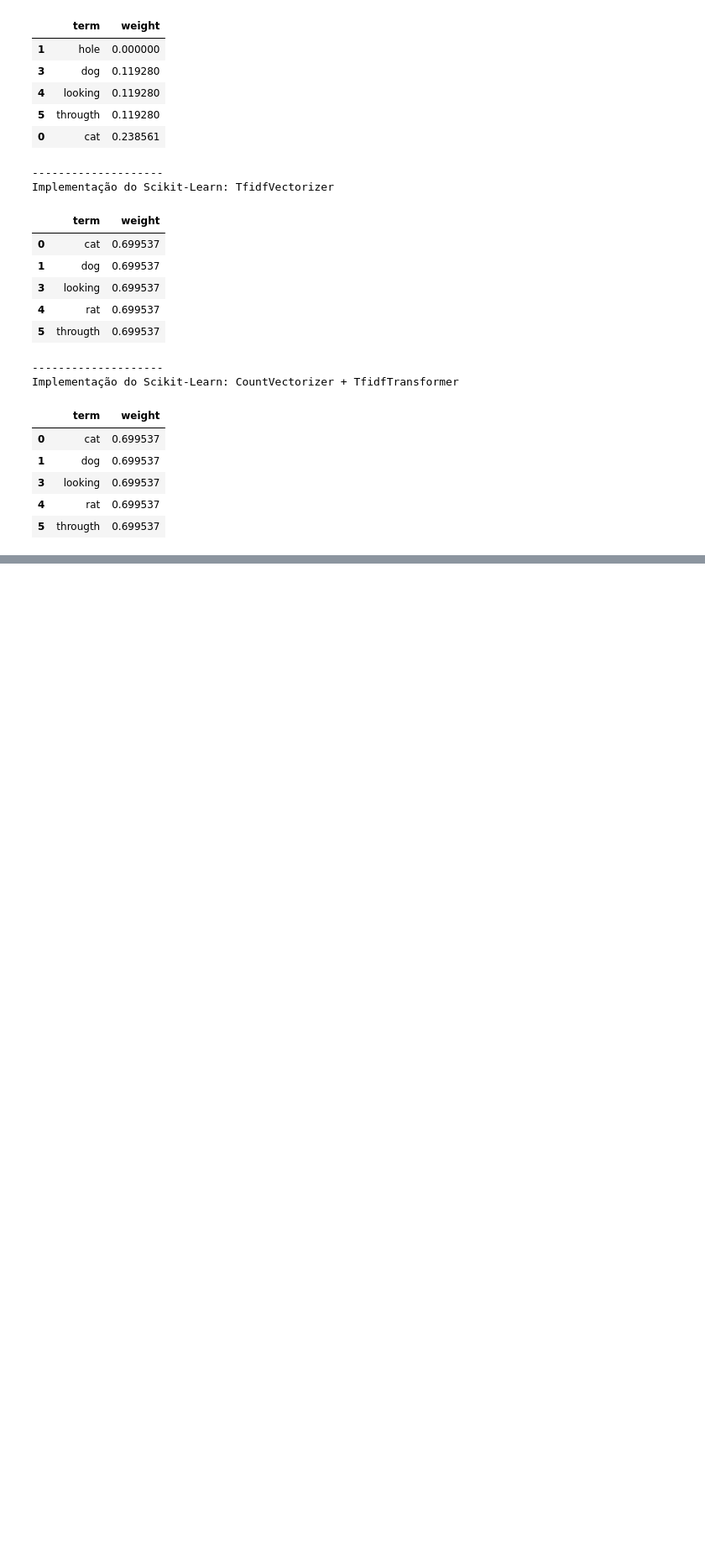
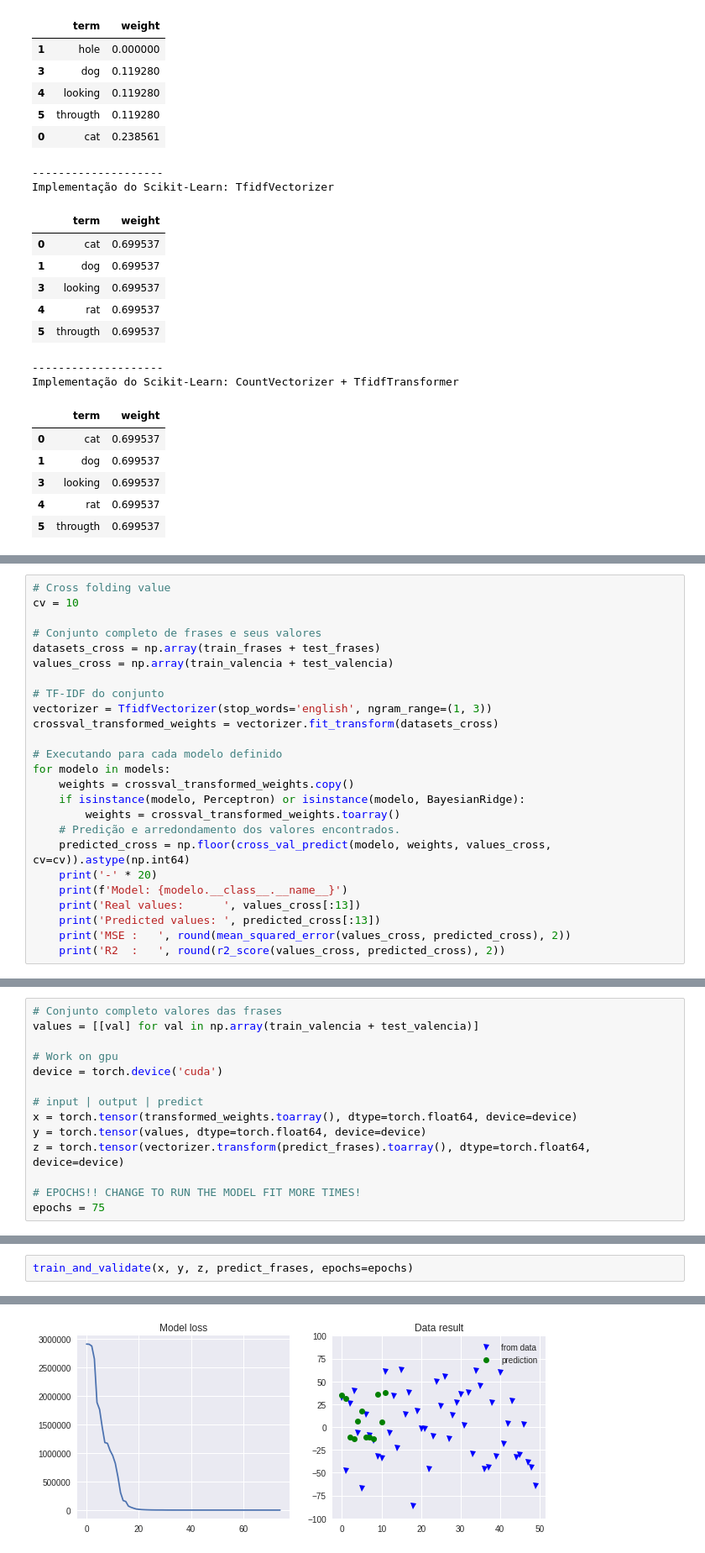
Before and after one commit to edgarbanhesse/ia369y-affective-computing, a Jupyter notebook: T2_Sentiment_Analysis.ipynb, the cells around one changed output, grey strips where cells are left out. Shown at 84% size. Cells and saved outputs as stored; diff of their text form; blank space fills up the shorter version.

```diff
--- a/T2_Sentiment_Analysis.ipynb
+++ b/T2_Sentiment_Analysis.ipynb
@@ -411,0 +673,25 @@ metrics.accuracy_score(values, predicted)
+# %%
+# Cross folding value
+cv = 10
+
+# Conjunto completo de frases e seus valores
+datasets_cross = np.array(train_frases + test_frases)
+values_cross = np.array(train_valencia + test_valencia)
+
+# TF-IDF do conjunto
+vectorizer = TfidfVectorizer(stop_words='english', ngram_range=(1, 3))
+crossval_transformed_weights = vectorizer.fit_transform(datasets_cross)
+
+# Executando para cada modelo definido
+for modelo in models:
+    weights = crossval_transformed_weights.copy()
+    if isinstance(modelo, Perceptron) or isinstance(modelo, BayesianRidge):
+        weights = crossval_transformed_weights.toarray()
+    # Predição e arredondamento dos valores encontrados.
+    predicted_cross = np.floor(cross_val_predict(modelo, weights, values_cross, cv=cv)).astype(np.int64)
+    print('-' * 20)
+    print(f'Model: {modelo.__class__.__name__}')
+    print('Real values:      ', values_cross[:13])
+    print('Predicted values: ', predicted_cross[:13])
+    print('MSE :   ', round(mean_squared_error(values_cross, predicted_cross), 2))
+    print('R2  :   ', round(r2_score(values_cross, predicted_cross), 2))
@@ -411,0 +811,14 @@ metrics.accuracy_score(values, predicted)
+# %%
+# Conjunto completo valores das frases
+values = [[val] for val in np.array(train_valencia + test_valencia)]
+
+# Work on gpu
+device = torch.device('cuda')
+
+# input | output | predict
+x = torch.tensor(transformed_weights.toarray(), dtype=torch.float64, device=device)
+y = torch.tensor(values, dtype=torch.float64, device=device)
+z = torch.tensor(vectorizer.transform(predict_frases).toarray(), dtype=torch.float64, device=device)
+
+# EPOCHS!! CHANGE TO RUN THE MODEL FIT MORE TIMES!
+epochs = 75
@@ -411,0 +829,3 @@ metrics.accuracy_score(values, predicted)
+# %%
+train_and_validate(x, y, z, predict_frases, epochs=epochs)
+# %% [output]
@@ -411,0 +848 @@ metrics.accuracy_score(values, predicted)
+[figure, added]
```
Also changed, not shown: parts of 26 cells of this notebook.
